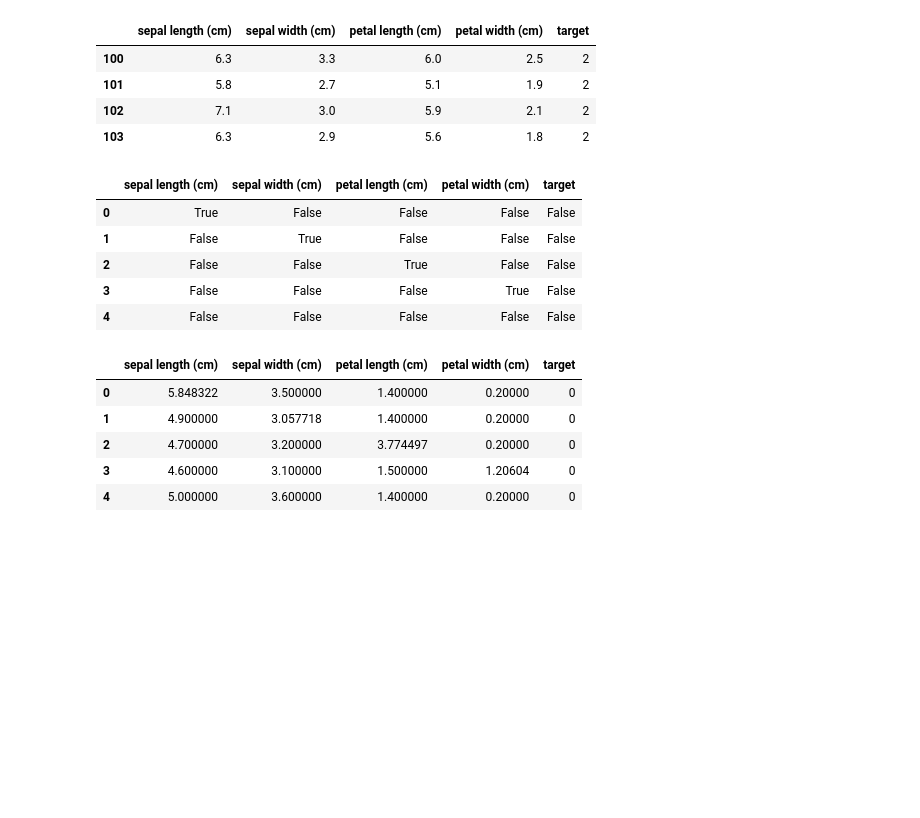
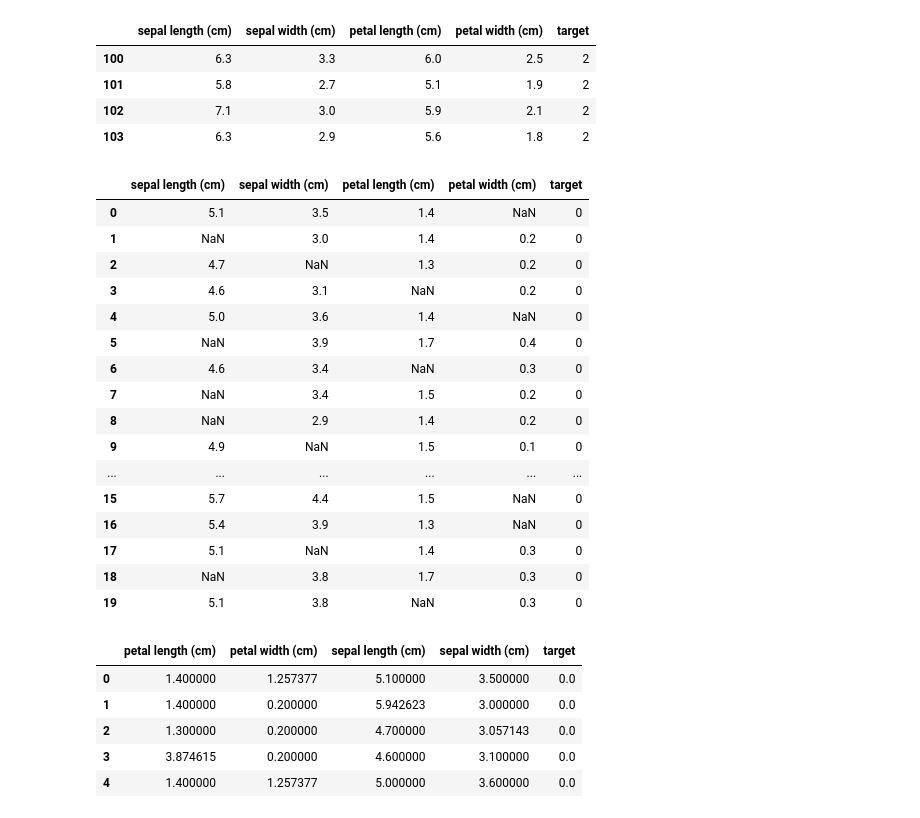
Before and after one commit to hyk3404/data_skl, a Jupyter notebook: data_processing/skl_iris.ipynb, the cells around one changed output. Drawn from its saved outputs; the diff is of its cells as text; code cells hidden in the pictures; blank space fills up the shorter version.

```diff
--- a/data_processing/skl_iris.ipynb
+++ b/data_processing/skl_iris.ipynb
@@ -99,26 +99,45 @@ sector.get_group(2).head(4)
 | 102 | 7.1 | 3.0 | 5.9 | 2.1 | 2 |
 | 103 | 6.3 | 2.9 | 5.6 | 1.8 | 2 |
 # %%
-for num in range(4):
-    i.iloc[num:num+1,num:num+1] = np.nan
-i.isnull().head(5)
+for num in range(100):
+    r = np.random.randint(0,4)
+    i.iloc[num:num+1,r:r+1] = np.nan
+
+output=i.to_json(orient='records') #把dataframe類型的hero_data輸出成json檔(csv檔也行)
+with open('iris_missingvalue.json', 'w') as f: #python的寫檔
+    f.write(output)
+
+i.head(20)
 # %% [output]
 |  | sepal length (cm) | sepal width (cm) | petal length (cm) | petal width (cm) | target |
-| 0 | True | False | False | False | False |
-| 1 | False | True | False | False | False |
-| 2 | False | False | True | False | False |
-| 3 | False | False | False | True | False |
-| 4 | False | False | False | False | False |
+| 0 | 5.1 | 3.5 | 1.4 | NaN | 0 |
+| 1 | NaN | 3.0 | 1.4 | 0.2 | 0 |
+| 2 | 4.7 | NaN | 1.3 | 0.2 | 0 |
+| 3 | 4.6 | 3.1 | NaN | 0.2 | 0 |
+| 4 | 5.0 | 3.6 | 1.4 | NaN | 0 |
+| 5 | NaN | 3.9 | 1.7 | 0.4 | 0 |
+| 6 | 4.6 | 3.4 | NaN | 0.3 | 0 |
+| 7 | NaN | 3.4 | 1.5 | 0.2 | 0 |
+| 8 | NaN | 2.9 | 1.4 | 0.2 | 0 |
+| 9 | 4.9 | NaN | 1.5 | 0.1 | 0 |
+| ... | ... | ... | ... | ... | ... |
+| 15 | 5.7 | 4.4 | 1.5 | NaN | 0 |
+| 16 | 5.4 | 3.9 | 1.3 | NaN | 0 |
+| 17 | 5.1 | NaN | 1.4 | 0.3 | 0 |
+| 18 | NaN | 3.8 | 1.7 | 0.3 | 0 |
+| 19 | 5.1 | 3.8 | NaN | 0.3 | 0 |
 # %%
+data = pd.read_json("./iris_missingvalue.json")
+i = pd.DataFrame(data,dtype=float)
 fill = i.fillna(i.mean())
 fill.head(5)
 # %% [output]
-|  | sepal length (cm) | sepal width (cm) | petal length (cm) | petal width (cm) | target |
-| 0 | 5.848322 | 3.500000 | 1.400000 | 0.20000 | 0 |
-| 1 | 4.900000 | 3.057718 | 1.400000 | 0.20000 | 0 |
-| 2 | 4.700000 | 3.200000 | 3.774497 | 0.20000 | 0 |
-| 3 | 4.600000 | 3.100000 | 1.500000 | 1.20604 | 0 |
-| 4 | 5.000000 | 3.600000 | 1.400000 | 0.20000 | 0 |
+|  | petal length (cm) | petal width (cm) | sepal length (cm) | sepal width (cm) | target |
+| 0 | 1.400000 | 1.257377 | 5.100000 | 3.500000 | 0.0 |
+| 1 | 1.400000 | 0.200000 | 5.942623 | 3.000000 | 0.0 |
+| 2 | 1.300000 | 0.200000 | 4.700000 | 3.057143 | 0.0 |
+| 3 | 3.874615 | 0.200000 | 4.600000 | 3.100000 | 0.0 |
+| 4 | 1.400000 | 1.257377 | 5.000000 | 3.600000 | 0.0 |
 # %%
 drop = i.dropna()
 drop.head(5)
```
Also changed, not shown: parts of 5 cells of this notebook, 1 other file.
